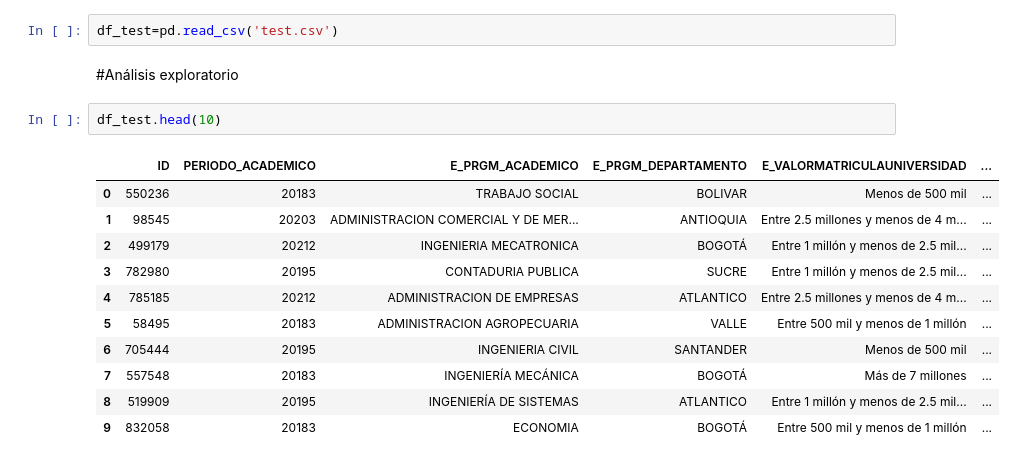
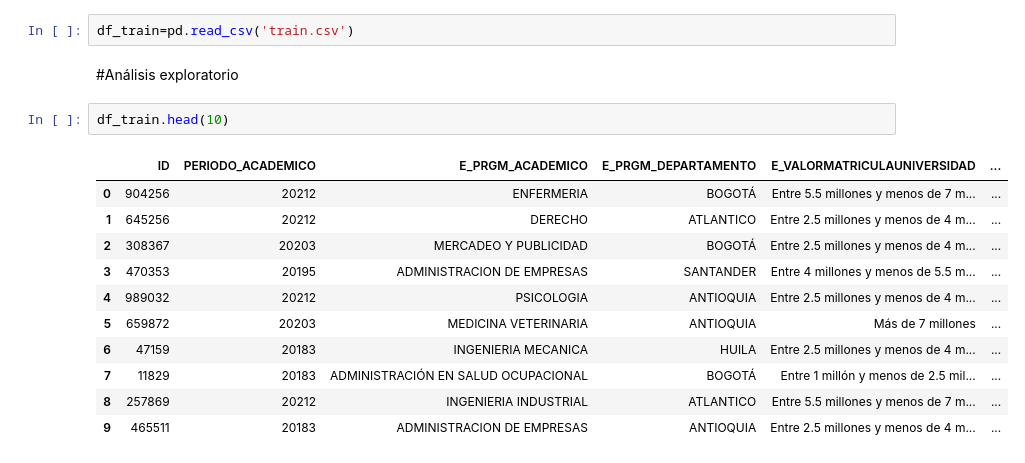
Before and after one commit to Pauladrea03/Entrega1_IA, a Jupyter notebook: 01 - exploración.ipynb, the cells around one changed output. Saved outputs shown, nothing was run; the diff lists cells and outputs as text.

```diff
--- a/01 - exploración.ipynb
+++ b/01 - exploración.ipynb
@@ -53,23 +53,23 @@ Archive:  udea-ai-4-eng-20252-pruebas-saber-pro-colombia.zip
   inflating: test.csv
   inflating: train.csv
 # %%
-df_test=pd.read_csv('test.csv')
+df_train=pd.read_csv('train.csv')
 # %% [markdown]
 #Análisis exploratorio
 # %%
-df_test.head(10)
+df_train.head(10)
 # %% [output]
 |  | ID | PERIODO_ACADEMICO | E_PRGM_ACADEMICO | E_PRGM_DEPARTAMENTO | E_VALORMATRICULAUNIVERSIDAD | ... |
-| 0 | 550236 | 20183 | TRABAJO SOCIAL | BOLIVAR | Menos de 500 mil | ... |
-| 1 | 98545 | 20203 | ADMINISTRACION COMERCIAL Y DE MER... | ANTIOQUIA | Entre 2.5 millones y menos de 4 m... | ... |
-| 2 | 499179 | 20212 | INGENIERIA MECATRONICA | BOGOTÁ | Entre 1 millón y menos de 2.5 mil... | ... |
-| 3 | 782980 | 20195 | CONTADURIA PUBLICA | SUCRE | Entre 1 millón y menos de 2.5 mil... | ... |
-| 4 | 785185 | 20212 | ADMINISTRACION DE EMPRESAS | ATLANTICO | Entre 2.5 millones y menos de 4 m... | ... |
-| 5 | 58495 | 20183 | ADMINISTRACION AGROPECUARIA | VALLE | Entre 500 mil y menos de 1 millón | ... |
-| 6 | 705444 | 20195 | INGENIERIA CIVIL | SANTANDER | Menos de 500 mil | ... |
-| 7 | 557548 | 20183 | INGENIERÍA MECÁNICA | BOGOTÁ | Más de 7 millones | ... |
-| 8 | 519909 | 20195 | INGENIERÍA DE SISTEMAS | ATLANTICO | Entre 1 millón y menos de 2.5 mil... | ... |
-| 9 | 832058 | 20183 | ECONOMIA | BOGOTÁ | Entre 500 mil y menos de 1 millón | ... |
+| 0 | 904256 | 20212 | ENFERMERIA | BOGOTÁ | Entre 5.5 millones y menos de 7 m... | ... |
+| 1 | 645256 | 20212 | DERECHO | ATLANTICO | Entre 2.5 millones y menos de 4 m... | ... |
+| 2 | 308367 | 20203 | MERCADEO Y PUBLICIDAD | BOGOTÁ | Entre 2.5 millones y menos de 4 m... | ... |
+| 3 | 470353 | 20195 | ADMINISTRACION DE EMPRESAS | SANTANDER | Entre 4 millones y menos de 5.5 m... | ... |
+| 4 | 989032 | 20212 | PSICOLOGIA | ANTIOQUIA | Entre 2.5 millones y menos de 4 m... | ... |
+| 5 | 659872 | 20203 | MEDICINA VETERINARIA | ANTIOQUIA | Más de 7 millones | ... |
+| 6 | 47159 | 20183 | INGENIERIA MECANICA | HUILA | Entre 2.5 millones y menos de 4 m... | ... |
+| 7 | 11829 | 20183 | ADMINISTRACIÓN EN SALUD OCUPACIONAL | BOGOTÁ | Entre 1 millón y menos de 2.5 mil... | ... |
+| 8 | 257869 | 20212 | INGENIERIA INDUSTRIAL | ATLANTICO | Entre 5.5 millones y menos de 7 m... | ... |
+| 9 | 465511 | 20183 | ADMINISTRACION DE EMPRESAS | ANTIOQUIA | Entre 2.5 millones y menos de 4 m... | ... |
 # %%
 def visual_check(df):
 
```
Also changed, not shown: parts of 14 cells of this notebook.
